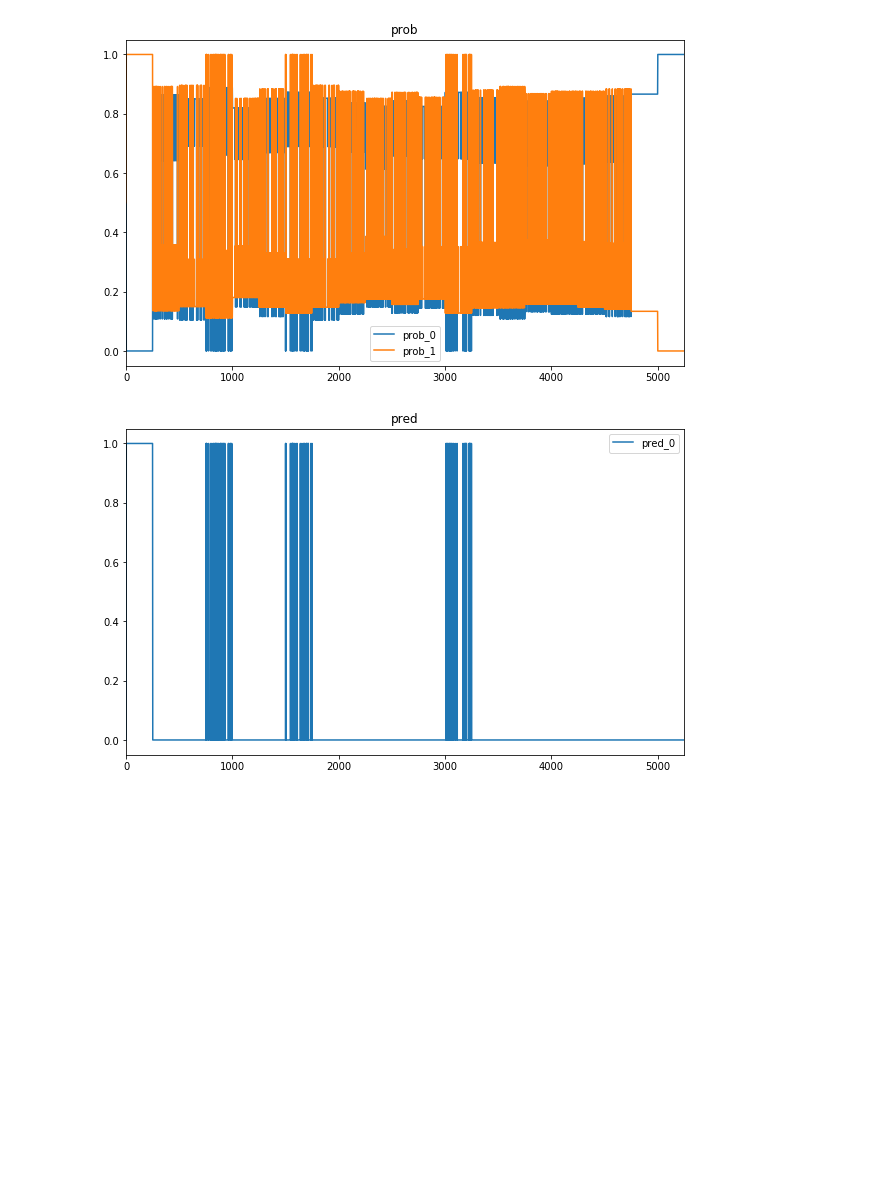
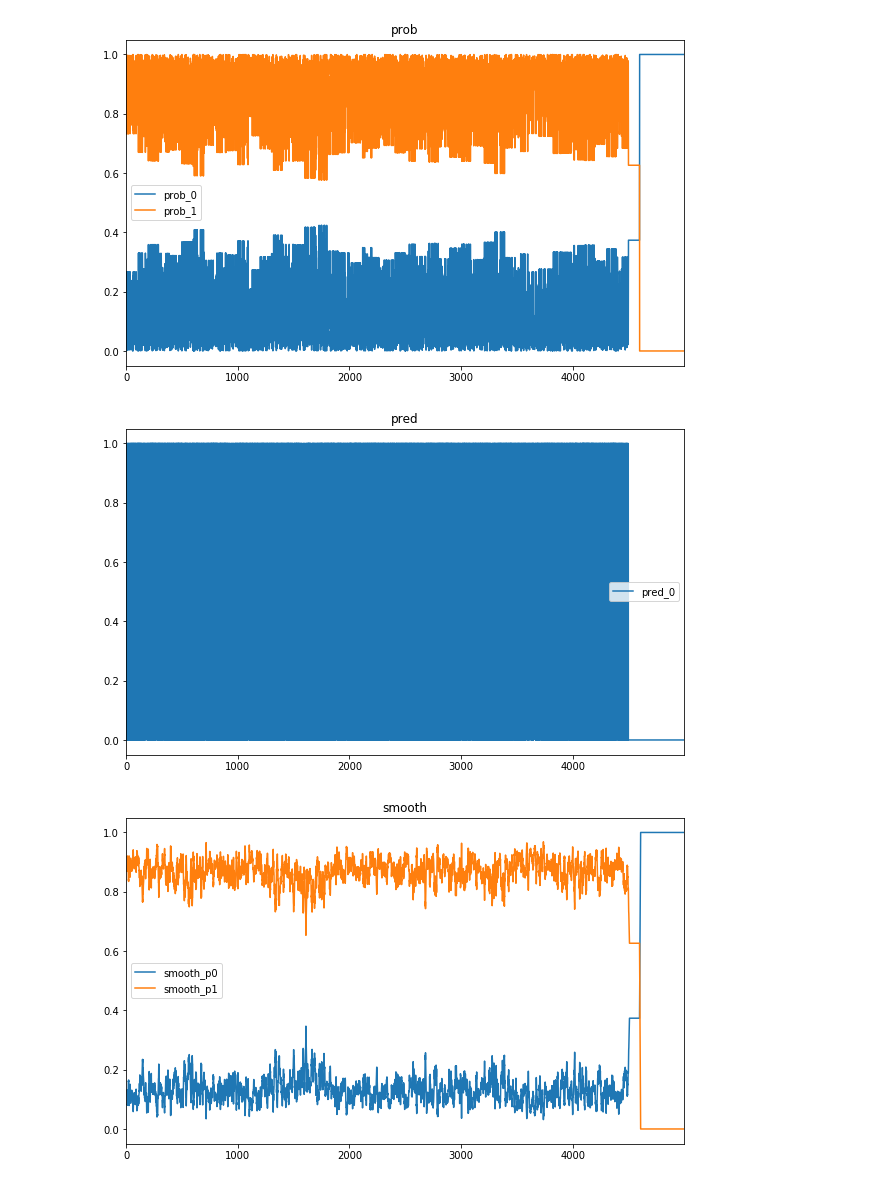
Before and after one commit to andrewm4894/netdata-learn, a Jupyter notebook: notebooks/skmultiflow_dev.ipynb, the cells around one changed output. Drawn from its saved outputs; the diff is of its cells as text; code cells hidden in the pictures; blank space fills up the shorter version.

```diff
--- a/notebooks/skmultiflow_dev.ipynb
+++ b/notebooks/skmultiflow_dev.ipynb
@@ -10,9 +10,10 @@ from skmultiflow.data.data_stream import DataStream
 # %%
 # make some random data
 df = make_data(
-    shape=(5000,2),
+    shape=(5000,10),
     rand_range=(1,10),
-    anom_len=500
+    anom_len=500,
+    anom_range=(50,100)
 )
 print(df.shape)
 stream = DataStream(df)
@@ -30,9 +31,9 @@ target_names: ['is_anom']
 # define anomaly detection learner
 learner = HalfSpaceTrees(
     n_features=stream.n_features,
-    window_size=250,
-    n_estimators=25,
-    size_limit=0.1*250,
+    window_size=100,
+    n_estimators=50,
+    size_limit=0.1*100,
     anomaly_threshold=0.90,
     depth=15,
     random_state=5
@@ -45,7 +46,7 @@ y_probs = []
 
 # some params
 n = 0
-n_burn_in = 250
+n_burn_in = 500
 
 # process the stream data
 while stream.has_more_samples():
@@ -78,6 +79,10 @@ df.head()
+# %%
+# smooth out probs
+for p in [col for col in df.columns if 'prob' in col]:
+    df[f"smooth_p{p.split('_')[-1]}"] = df[p].rolling(10).mean()
 # %%
 # plot the cols, probs and preds
-for prefix in ['col','prob','pred']:
+for prefix in ['col','prob','pred','smooth']:
     plot_cols = [col for col in df.columns if prefix in col]
     df[plot_cols].plot(title=prefix, figsize=(10,6))
 # %% [output]
@@ -85,2 +90,3 @@ for prefix in ['col','prob','pred']:
-[figure, old version]
+[figure, new version]
-[figure, old version]
+[figure, new version]
+[figure, added]
```
Also changed, not shown: parts of 3 cells of this notebook, 8 other files.
